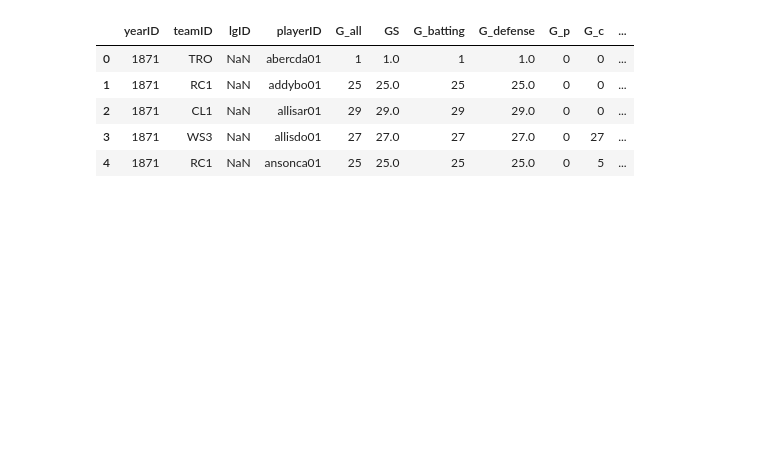
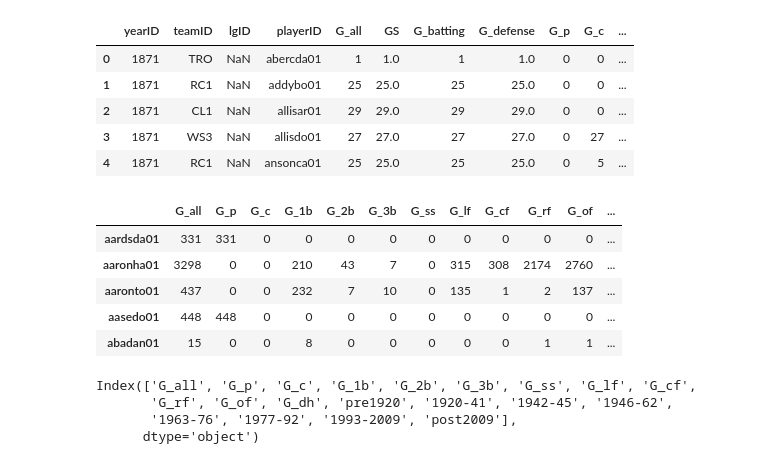
Before and after one commit to mariojrgithub/capstone, a Jupyter notebook: datacamp_codealong_classification.ipynb, the cells around one changed output. Drawn from its saved outputs; the diff is of its cells as text; code cells hidden in the pictures; blank space fills up the shorter version.

```diff
--- a/datacamp_codealong_classification.ipynb
+++ b/datacamp_codealong_classification.ipynb
@@ -360 +360,17 @@ for i, row in appearances_df.iterrows():
 pos_df = pd.DataFrame.from_dict(pos_dict, orient='index')
+# %%
+pos_df.head()
+# %% [output]
+|  | G_all | G_p | G_c | G_1b | G_2b | G_3b | G_ss | G_lf | G_cf | G_rf | G_of | ... |
+| aardsda01 | 331 | 331 | 0 | 0 | 0 | 0 | 0 | 0 | 0 | 0 | 0 | ... |
+| aaronha01 | 3298 | 0 | 0 | 210 | 43 | 7 | 0 | 315 | 308 | 2174 | 2760 | ... |
+| aaronto01 | 437 | 0 | 0 | 232 | 7 | 10 | 0 | 135 | 1 | 2 | 137 | ... |
+| aasedo01 | 448 | 448 | 0 | 0 | 0 | 0 | 0 | 0 | 0 | 0 | 0 | ... |
+| abadan01 | 15 | 0 | 0 | 8 | 0 | 0 | 0 | 0 | 0 | 1 | 1 | ... |
+# %%
+pos_df.columns
+# %% [output]
+Index(['G_all', 'G_p', 'G_c', 'G_1b', 'G_2b', 'G_3b', 'G_ss', 'G_lf', 'G_cf',
+       'G_rf', 'G_of', 'G_dh', 'pre1920', '1920-41', '1942-45', '1946-62',
+       '1963-76', '1977-92', '1993-2009', 'post2009'],
+      dtype='object')
```
Also changed, not shown: parts of 21 cells of this notebook.
